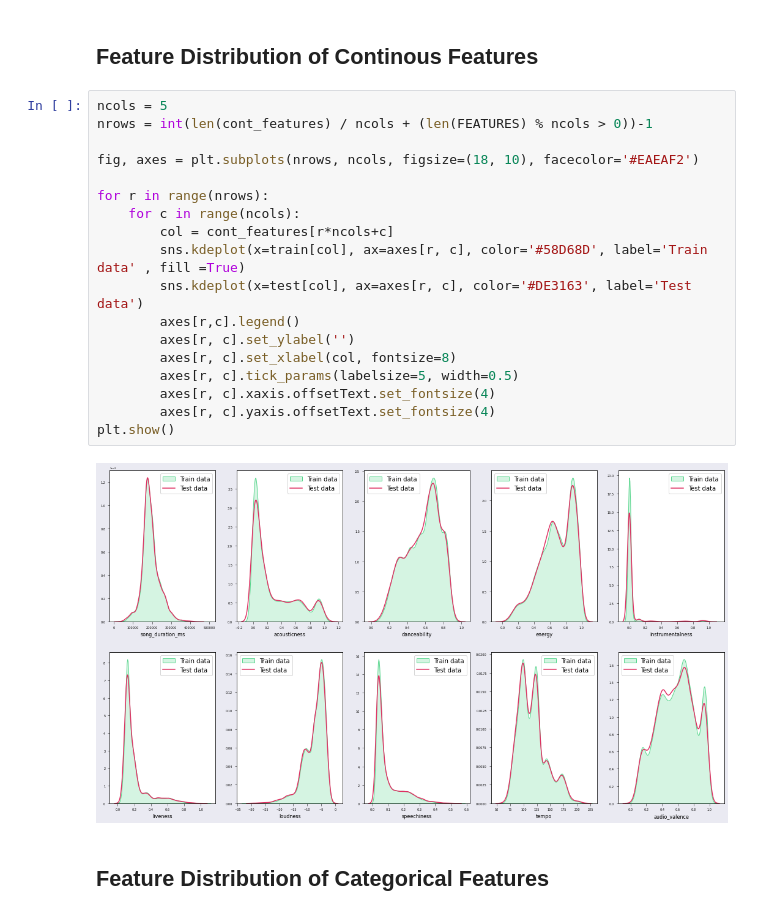
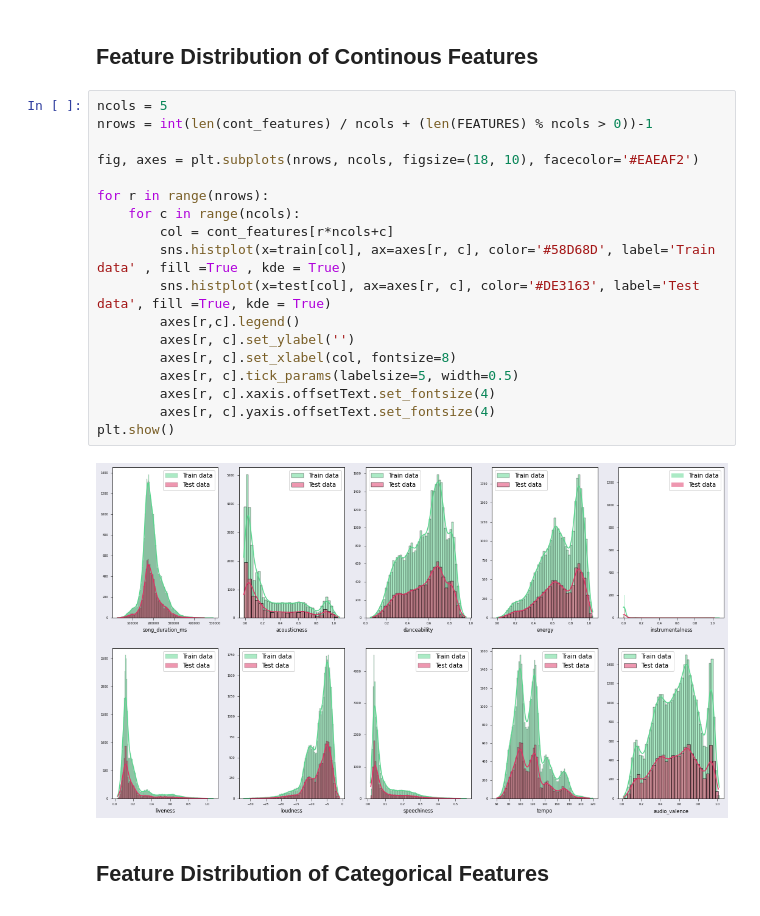
Before and after one commit to sanskar-hasija/kaggle, a Jupyter notebook: song-popularity-prediction-eda-modeling.ipynb, the cells around one changed output. Saved outputs shown, nothing was run; the diff lists cells and outputs as text.

```diff
--- a/song-popularity-prediction-eda-modeling.ipynb
+++ b/song-popularity-prediction-eda-modeling.ipynb
@@ -367,23 +367,23 @@ Number of continuos features: 10
 # %%
 ncols = 5
 nrows = int(len(cont_features) / ncols + (len(FEATURES) % ncols > 0))-1
 
 fig, axes = plt.subplots(nrows, ncols, figsize=(18, 10), facecolor='#EAEAF2')
 
 for r in range(nrows):
     for c in range(ncols):
         col = cont_features[r*ncols+c]
-        sns.kdeplot(x=train[col], ax=axes[r, c], color='#58D68D', label='Train data' , fill =True)
-        sns.kdeplot(x=test[col], ax=axes[r, c], color='#DE3163', label='Test data')
+        sns.histplot(x=train[col], ax=axes[r, c], color='#58D68D', label='Train data' , fill =True , kde = True)
+        sns.histplot(x=test[col], ax=axes[r, c], color='#DE3163', label='Test data', fill =True, kde = True)
         axes[r,c].legend()
         axes[r, c].set_ylabel('')
         axes[r, c].set_xlabel(col, fontsize=8)
         axes[r, c].tick_params(labelsize=5, width=0.5)
         axes[r, c].xaxis.offsetText.set_fontsize(4)
         axes[r, c].yaxis.offsetText.set_fontsize(4)
 plt.show()
 # %% [output]
-[figure, old version]
+[figure, new version]
 # %% [markdown]
 <a id="4.4"></a>
 ## Feature Distribution of Categorical Features
```
Also changed, not shown: parts of 4 cells of this notebook.
